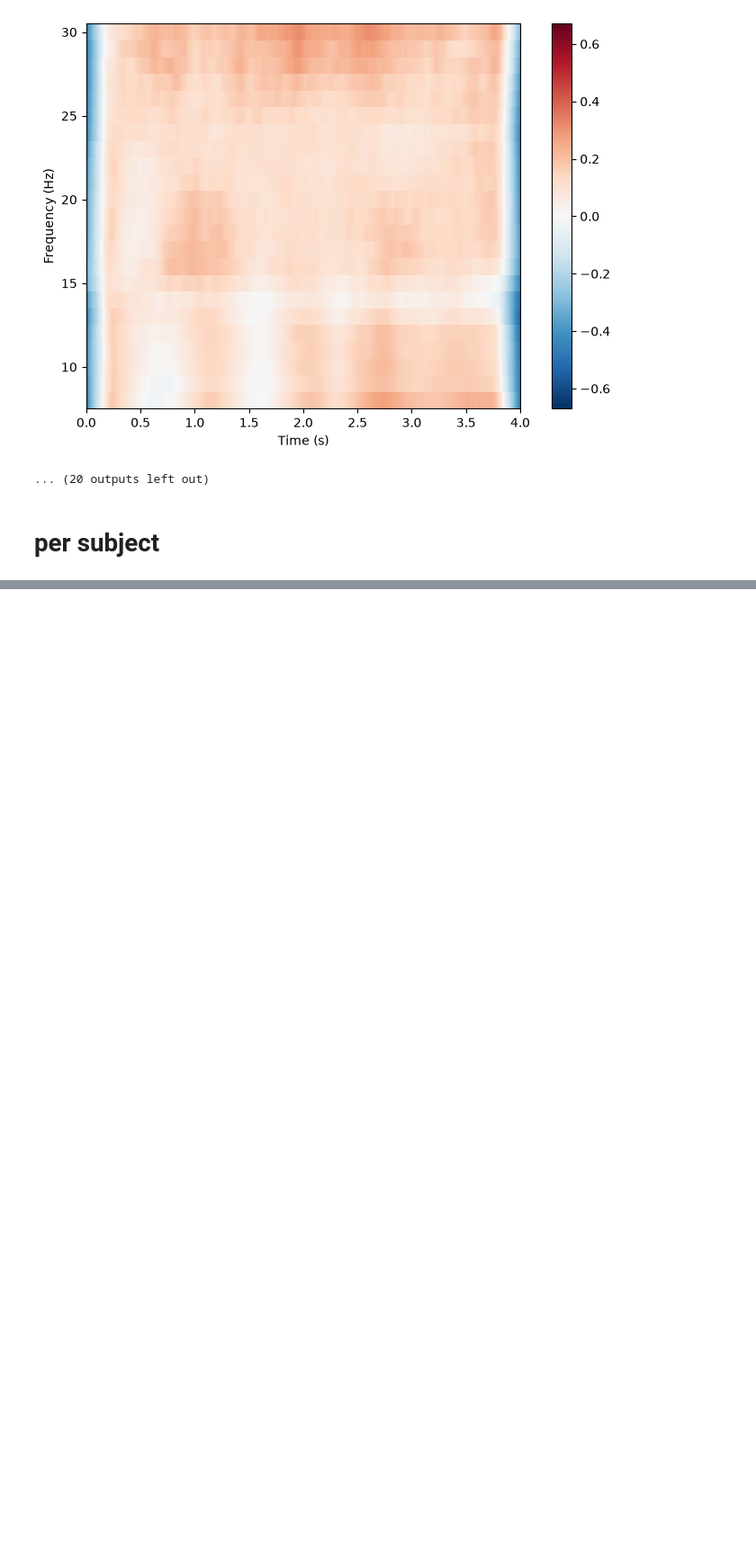
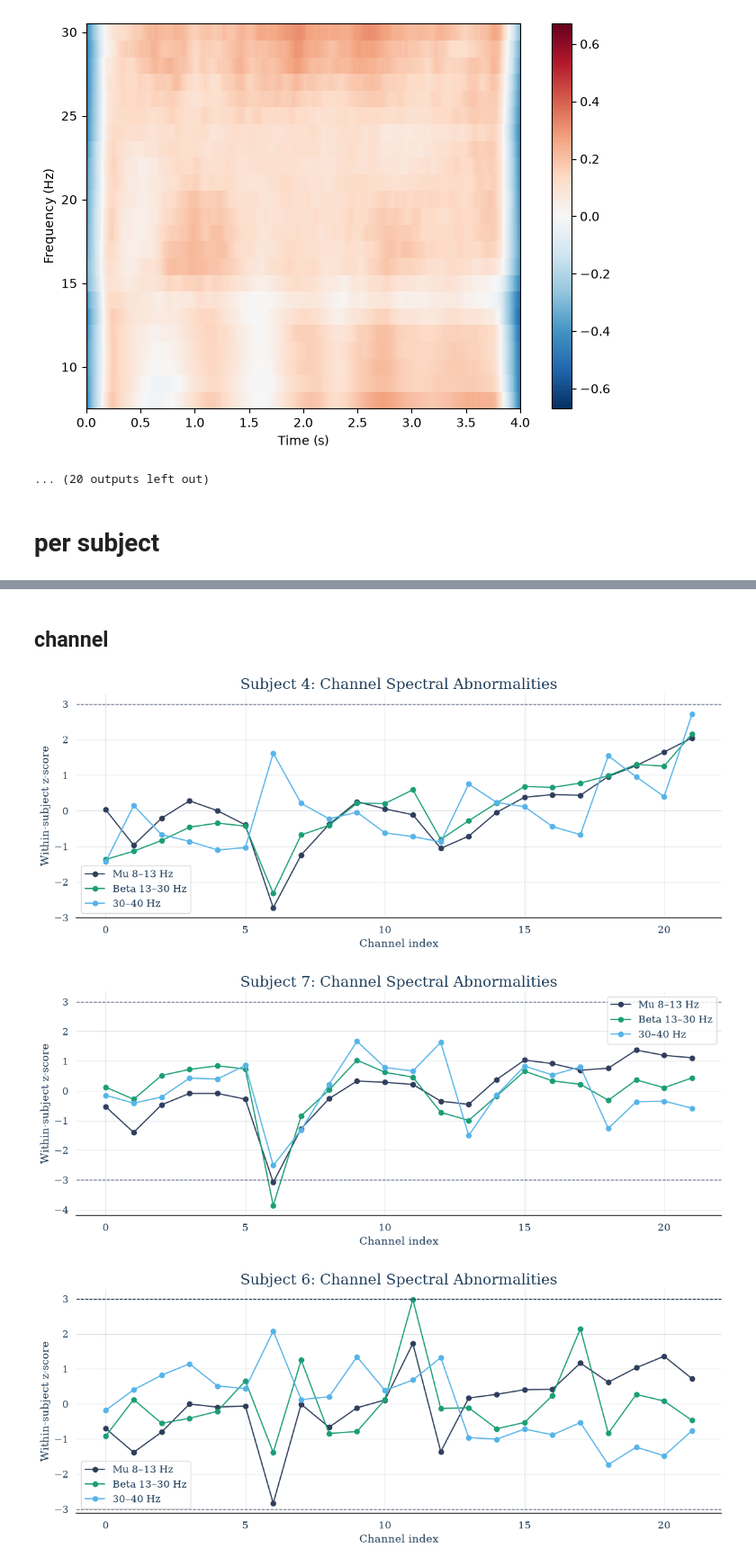
Before and after one commit to HindAlz/EEGMotorImagery-Classification, a Jupyter notebook: Code/17_Explain.ipynb, the cells around one changed output, grey strips where cells are left out. Shown at 90% size. Saved outputs shown, nothing was run; the diff lists cells and outputs as text; code cells hidden in the pictures; blank space fills up the shorter version.

```diff
--- a/Code/17_Explain.ipynb
+++ b/Code/17_Explain.ipynb
@@ -481,0 +815,76 @@ NameError: name 'RESULTS' is not defined
+# %% [markdown]
+## channel
+# %%
+def channel_band_power(subject_X, sfreq, low, high):
+    freqs, psd = welch(
+        subject_X,
+        fs=sfreq,
+        nperseg=min(subject_X.shape[-1], int(2 * sfreq)),
+        axis=-1,
+    )
+
+    frequency_mask = (freqs >= low) & (freqs < high)
+
+    # Integrate, then average trials
+    powers = np.trapezoid(
+        psd[:, :, frequency_mask],
+        freqs[frequency_mask],
+        axis=-1,
+    )
+
+    return np.mean(powers, axis=0)
+
+
+for subject in SUBJECTS:
+    mask = metadata["subject"].astype(int).to_numpy() == subject
+    subject_X = X[mask]
+
+    mu_power = channel_band_power(subject_X, sfreq, 8, 13)
+    beta_power = channel_band_power(subject_X, sfreq, 13, 30)
+    high_frequency_power = channel_band_power(subject_X, sfreq, 30, 40)
+
+    fig, ax = plt.subplots(figsize=(12, 5))
+
+    x_positions = np.arange(n_channels)
+
+    ax.plot(
+        x_positions,
+        zscore(np.log10(mu_power + 1e-20)),
+        marker="o",
+        label="Mu 8–13 Hz",
+    )
+
+    ax.plot(
+        x_positions,
+        zscore(np.log10(beta_power + 1e-20)),
+        marker="o",
+        label="Beta 13–30 Hz",
+    )
+
+    ax.plot(
+        x_positions,
+        zscore(np.log10(high_frequency_power + 1e-20)),
+        marker="o",
+        label="30–40 Hz",
+    )
+
+    ax.axhline(3, linestyle="--", linewidth=1)
+    ax.axhline(-3, linestyle="--", linewidth=1)
+
+    ax.set_xlabel("Channel index")
+    ax.set_ylabel("Within-subject z-score")
+    ax.set_title(f"Subject {subject}: Channel Spectral Abnormalities")
+    ax.grid(alpha=0.3)
+    ax.legend()
+
+    fig.tight_layout()
+    fig.savefig(
+        OUTPUT_DIR / f"subject_{subject}_channel_spectral_abnormalities.png",
+        dpi=300,
+        bbox_inches="tight",
+    )
+    plt.show()
+# %% [output]
+[figure, added]
+[figure, added]
+[figure, added]
```
Also changed, not shown: parts of 21 cells of this notebook, 18 other files.
